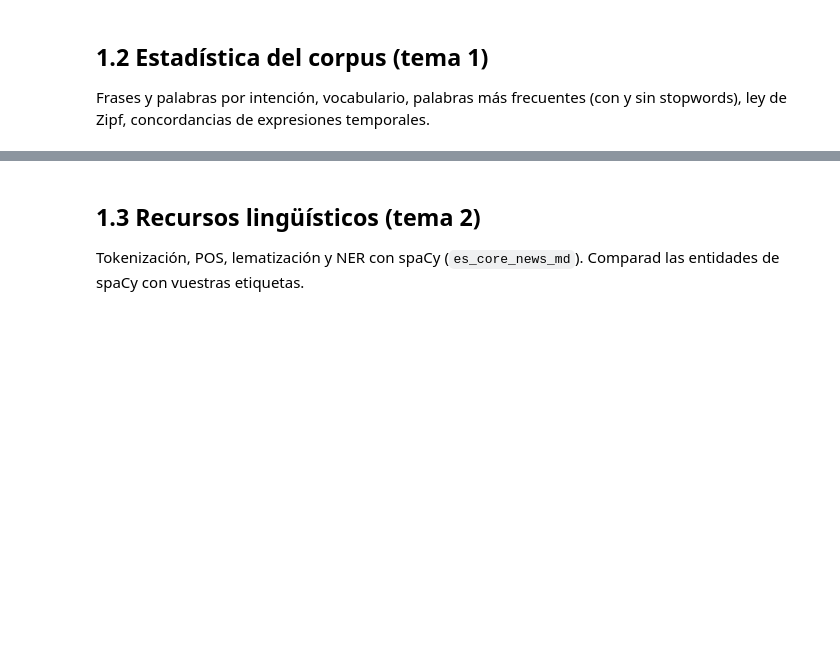
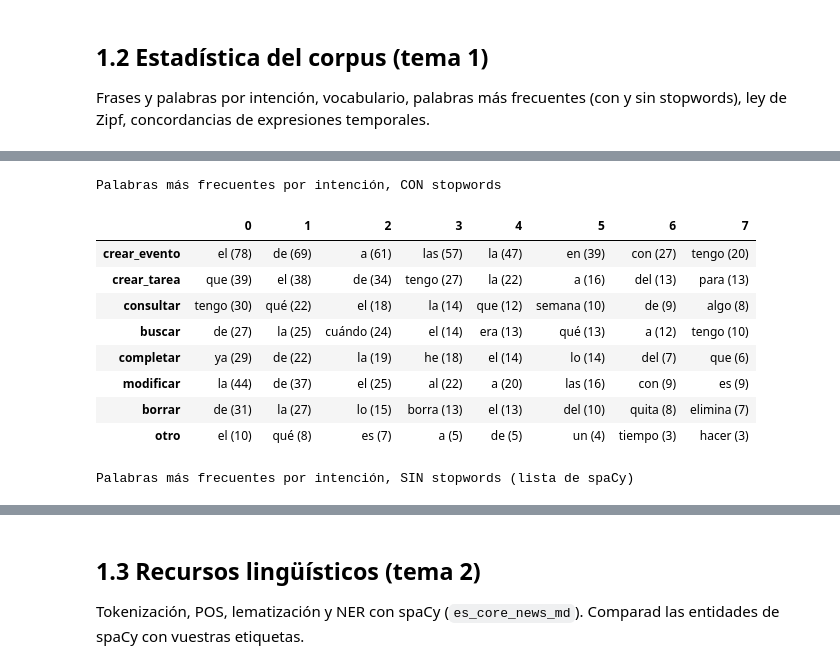
Before and after one commit to mvnueloc/natural-language-scheduler, a Jupyter notebook: 1_corpus.ipynb, the cells around one changed output, grey strips where cells are left out. Cells and saved outputs as stored; diff of their text form; code cells hidden in the pictures; blank space fills up the shorter version.

```diff
--- a/1_corpus.ipynb
+++ b/1_corpus.ipynb
@@ -35,0 +509,25 @@ print(df.groupby("intencion").n_palabras.mean().round(1))
+# %%
+def top_por_intencion(sin_stopwords, k=8):
+    filas = {}
+    for c in INTENCIONES:
+        f = Counter(w for t in df[df.intencion == c].texto for w in palabras(t)
+                    if not (sin_stopwords and w in STOP_WORDS))
+        filas[c] = [f"{w} ({n})" for w, n in f.most_common(k)]
+    return pd.DataFrame(filas).T
+
+print("Palabras más frecuentes por intención, CON stopwords")
+display(top_por_intencion(False))
+print("Palabras más frecuentes por intención, SIN stopwords (lista de spaCy)")
+display(top_por_intencion(True))
+# %% [output]
+Palabras más frecuentes por intención, CON stopwords
+|  | 0 | 1 | 2 | 3 | 4 | 5 | 6 | 7 |
+| crear_evento | el (78) | de (69) | a (61) | las (57) | la (47) | en (39) | con (27) | tengo (20) |
+| crear_tarea | que (39) | el (38) | de (34) | tengo (27) | la (22) | a (16) | del (13) | para (13) |
+| consultar | tengo (30) | qué (22) | el (18) | la (14) | que (12) | semana (10) | de (9) | algo (8) |
+| buscar | de (27) | la (25) | cuándo (24) | el (14) | era (13) | qué (13) | a (12) | tengo (10) |
+| completar | ya (29) | de (22) | la (19) | he (18) | el (14) | lo (14) | del (7) | que (6) |
+| modificar | la (44) | de (37) | el (25) | al (22) | a (20) | las (16) | con (9) | es (9) |
+| borrar | de (31) | la (27) | lo (15) | borra (13) | el (13) | del (10) | quita (8) | elimina (7) |
+| otro | el (10) | qué (8) | es (7) | a (5) | de (5) | un (4) | tiempo (3) | hacer (3) |
+Palabras más frecuentes por intención, SIN stopwords (lista de spaCy)
```
Also changed, not shown: parts of 35 cells of this notebook, 10 other files.
